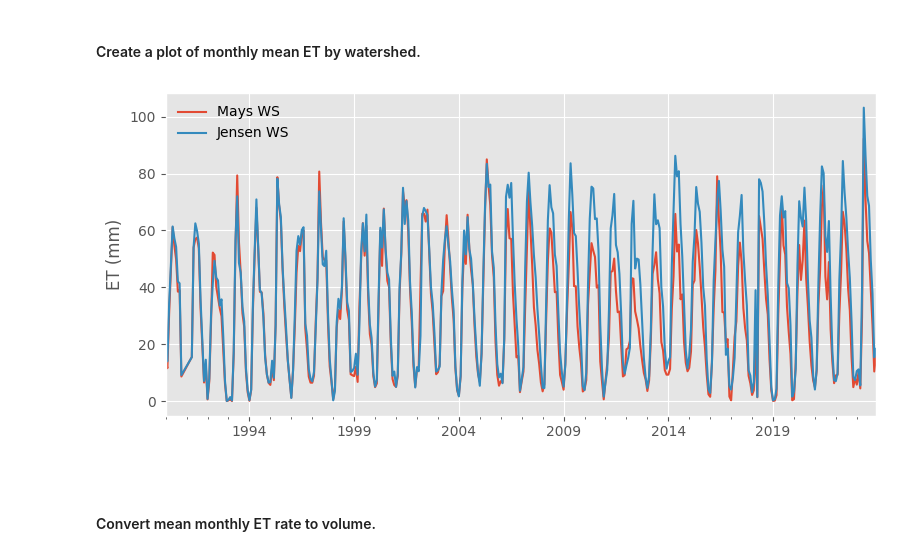
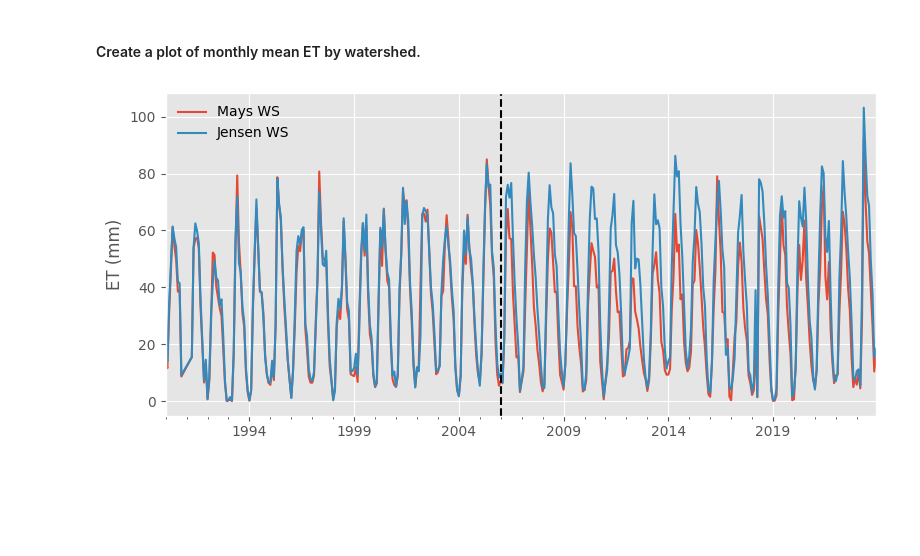
Before and after one commit to sciencebyAJ/OWRD_Training_20240927, a Jupyter notebook: Example_4_OpenET_JuniperRemovalPairedWS.ipynb, the cells around one changed output. Cells and saved outputs as stored; diff of their text form; code cells hidden in the pictures; blank space fills up the shorter version.

```diff
--- a/Example_4_OpenET_JuniperRemovalPairedWS.ipynb
+++ b/Example_4_OpenET_JuniperRemovalPairedWS.ipynb
@@ -227,14 +227,14 @@ both_df.set_index('time',inplace=True)
 # %%
 plt.style.use('ggplot')
 fig, axs = plt.subplots(1,1, figsize=(8, 4))
 axs.set_ylabel('ET (mm)')
 both_df.mays_et_mm.plot(label='Mays WS',ax=axs)
 both_df.jensen_et_mm.plot(label='Jensen WS',ax=axs)
+axs.axvline("2006-01-01", color="black", linestyle="dashed")
+
 axs.legend(frameon=False)
 axs.set_xlabel(' ')
 fig.tight_layout()
 fig.savefig('PairedWatershed_JuniperPineEval.png')
 # %% [output]
-[figure, old version]
+[figure, new version]
-# %% [markdown]
-#### Convert mean monthly ET rate to volume.
```
Also changed, not shown: parts of 2 cells of this notebook.
